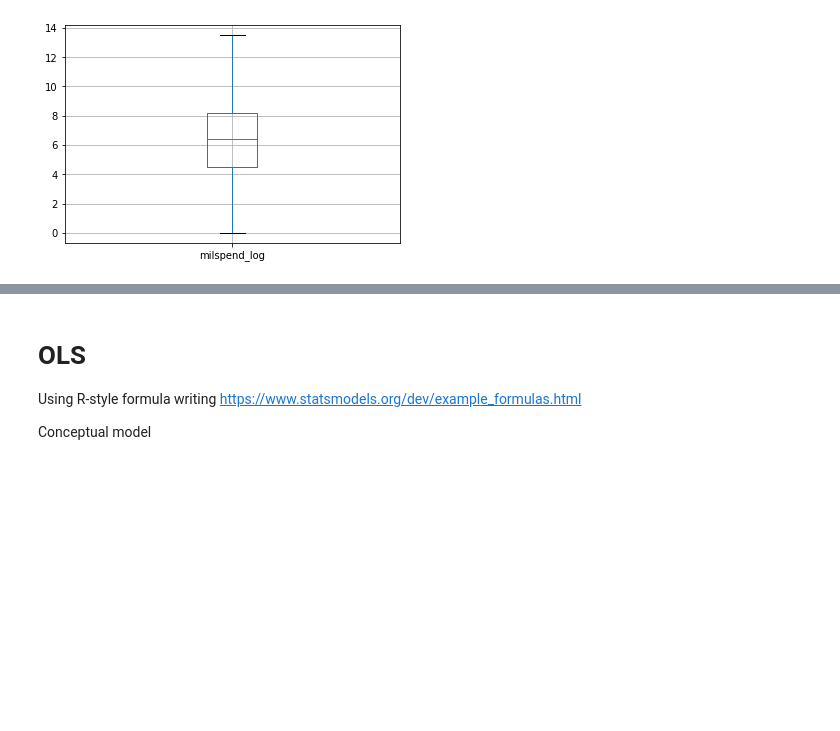
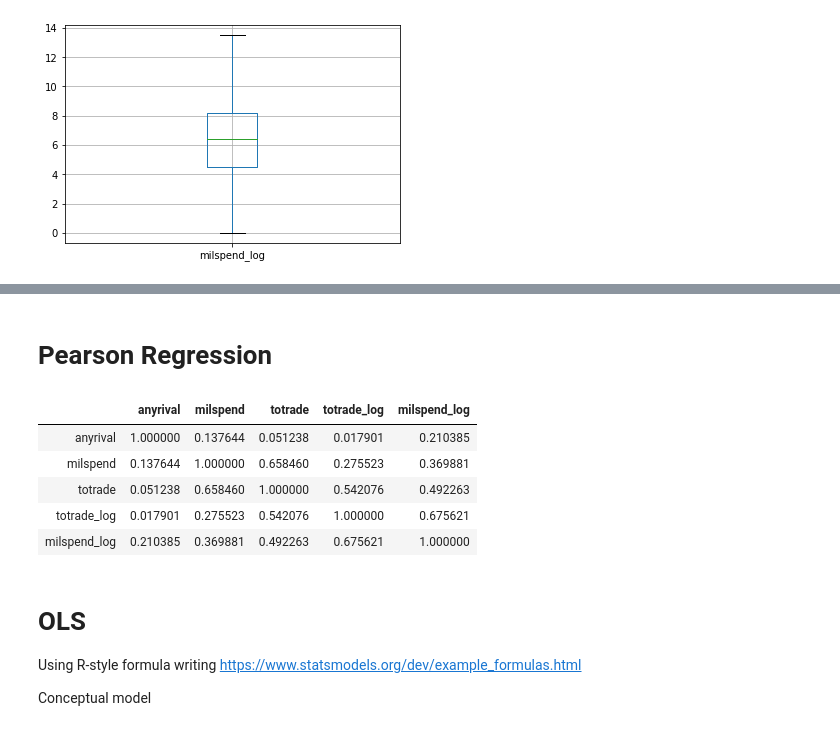
Before and after one commit to PardeeCenter/Python-Skills-Workshop, a Jupyter notebook: Session 3.2 Statistical Analysis with Python.ipynb, the cells around one changed output, grey strips where cells are left out. Cells and saved outputs as stored; diff of their text form; code cells hidden in the pictures; blank space fills up the shorter version.

```diff
--- a/Session 3.2 Statistical Analysis with Python.ipynb
+++ b/Session 3.2 Statistical Analysis with Python.ipynb
@@ -133,3 +143,14 @@ rival_ols.boxplot(column="milspend_log")
+# %% [markdown]
+# Pearson Regression
+# %%
+rival_ols.corr(method="pearson")
+# %% [output]
+|  | anyrival | milspend | totrade | totrade_log | milspend_log |
+| anyrival | 1.000000 | 0.137644 | 0.051238 | 0.017901 | 0.210385 |
+| milspend | 0.137644 | 1.000000 | 0.658460 | 0.275523 | 0.369881 |
+| totrade | 0.051238 | 0.658460 | 1.000000 | 0.542076 | 0.492263 |
+| totrade_log | 0.017901 | 0.275523 | 0.542076 | 1.000000 | 0.675621 |
+| milspend_log | 0.210385 | 0.369881 | 0.492263 | 0.675621 | 1.000000 |
 # %% [markdown]
 # OLS
 
```
Also changed, not shown: parts of 3 cells of this notebook.
